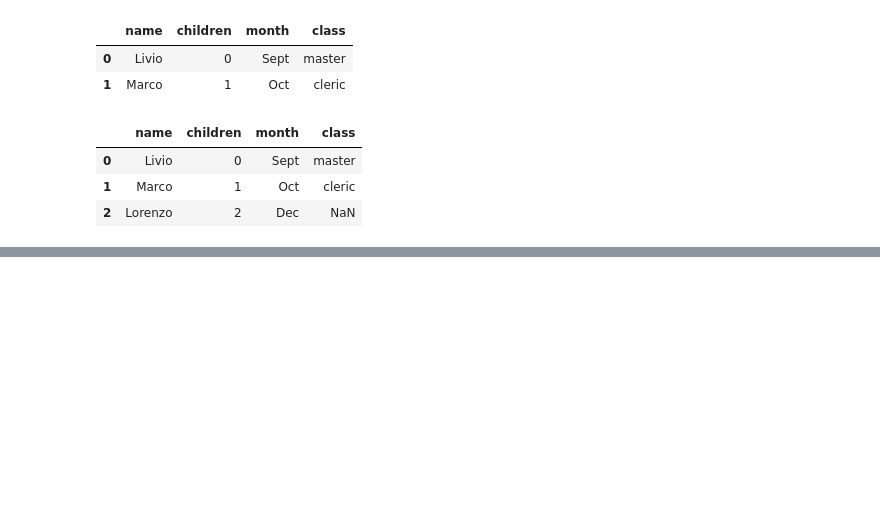
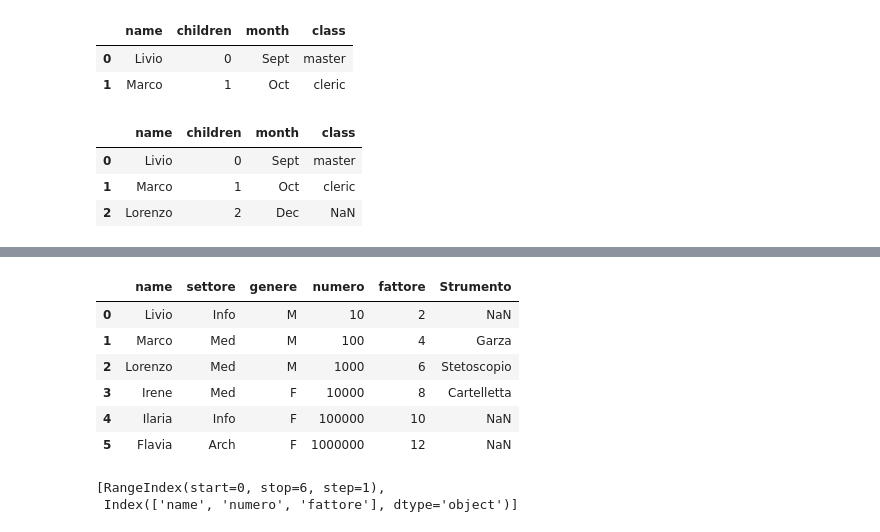
Before and after one commit to livio-grattarola/ProvePython, a Jupyter notebook: Code/Corso Udemy - DataFrame.ipynb, the cells around one changed output, grey strips where cells are left out. Cells and saved outputs as stored; diff of their text form; code cells hidden in the pictures; blank space fills up the shorter version.

Commit message:
Start progetto carburante

```diff
--- a/Code/Corso Udemy - DataFrame.ipynb
+++ b/Code/Corso Udemy - DataFrame.ipynb
@@ -300,0 +458,35 @@ df.merge(role, how='left')
+# %%
+%matplotlib inline
+import pandas as pd
+dic = { "name": ["Livio", "Marco", "Lorenzo", 'Irene', 'Ilaria', 'Flavia'],
+       "settore": ['Info', 'Med', 'Med', 'Med', 'Info', 'Arch'],
+       "genere" :['M','M','M','F','F', 'F'],
+       "numero" :[ 10, 100, 1000, 10000, 100000, 1000000],
+       "fattore": (list(range(2, 2*7, 2)))
+      }
+df = pd.DataFrame(dic)
+#la categorizzazione non è strettamente necessaria ma è una buona
+# prassi (li memorizza come int64 e risparmia spazio)
+df['settore']= df['settore'].astype('category')
+df['genere'] = df['genere'].astype('category')
+df.loc[df.settore == 'Med', 'Strumento'] = ['Garza', 'Stetoscopio', 'Cartelletta']
+df
+# %% [output]
+|  | name | settore | genere | numero | fattore | Strumento |
+| 0 | Livio | Info | M | 10 | 2 | NaN |
+| 1 | Marco | Med | M | 100 | 4 | Garza |
+| 2 | Lorenzo | Med | M | 1000 | 6 | Stetoscopio |
+| 3 | Irene | Med | F | 10000 | 8 | Cartelletta |
+| 4 | Ilaria | Info | F | 100000 | 10 | NaN |
+| 5 | Flavia | Arch | F | 1000000 | 12 | NaN |
+# %%
+import pandas as pd
+dic = { "name": ["Livio", "Marco", "Lorenzo", 'Irene', 'Ilaria', 'Flavia'],
+       "numero" :[ 10, 100, 1000, 10000, 100000, 1000000],
+       "fattore": (list(range(2, 2*7, 2)))
+      }
+df = pd.DataFrame(dic)
+df.axes
+# %% [output]
+[RangeIndex(start=0, stop=6, step=1),
+ Index(['name', 'numero', 'fattore'], dtype='object')]
```
Also changed, not shown: parts of 24 cells of this notebook, 7 other files.
